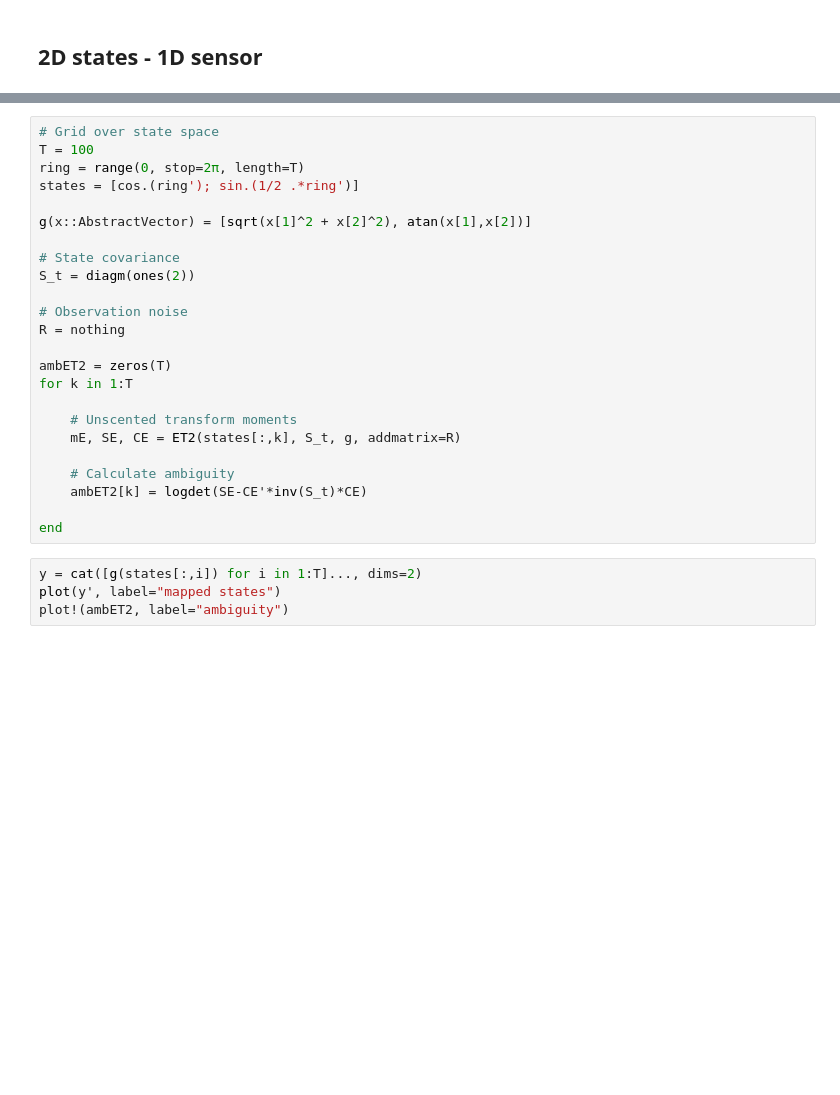
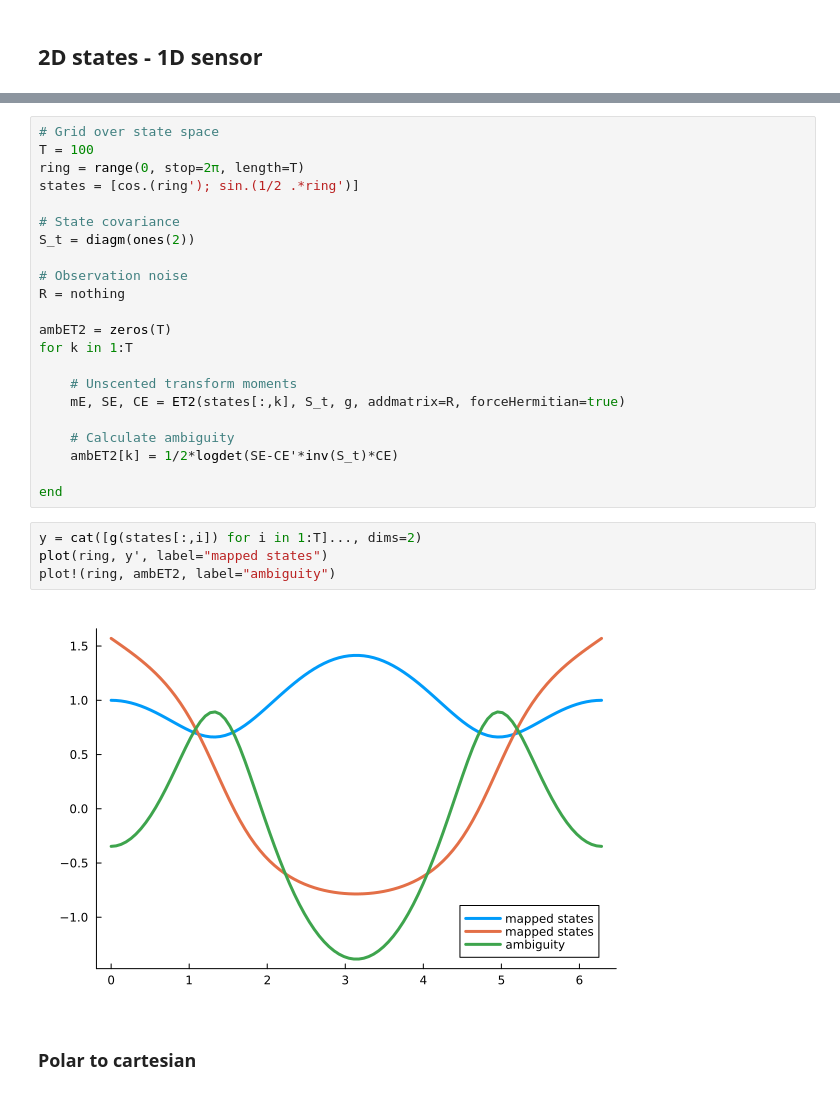
Before and after one commit to biaslab/IWAI2024-ambiguity, a Jupyter notebook: checks/check-soekf.ipynb, the cells around one changed output, grey strips where cells are left out. Cells and saved outputs as stored; diff of their text form; blank space fills up the shorter version.

Commit message:
Checked ambiguity for cartesian to polar conversions

```diff
--- a/checks/check-soekf.ipynb
+++ b/checks/check-soekf.ipynb
@@ -204,8 +207,6 @@ aux2
 T = 100
 ring = range(0, stop=2π, length=T)
 states = [cos.(ring'); sin.(1/2 .*ring')]
-
-g(x::AbstractVector) = [sqrt(x[1]^2 + x[2]^2), atan(x[1],x[2])]
 
 # State covariance
 S_t = diagm(ones(2))
@@ -217,13 +218,17 @@ ambET2 = zeros(T)
 for k in 1:T
 
     # Unscented transform moments
-    mE, SE, CE = ET2(states[:,k], S_t, g, addmatrix=R)
+    mE, SE, CE = ET2(states[:,k], S_t, g, addmatrix=R, forceHermitian=true)
 
     # Calculate ambiguity
-    ambET2[k] = logdet(SE-CE'*inv(S_t)*CE)
+    ambET2[k] = 1/2*logdet(SE-CE'*inv(S_t)*CE)
 
 end
 # %%
 y = cat([g(states[:,i]) for i in 1:T]..., dims=2)
-plot(y', label="mapped states")
-plot!(ambET2, label="ambiguity")
+plot(ring, y', label="mapped states")
+plot!(ring, ambET2, label="ambiguity")
+# %% [output]
+[figure, added]
+# %% [markdown]
+### Polar to cartesian
```
Also changed, not shown: parts of 27 cells of this notebook.
